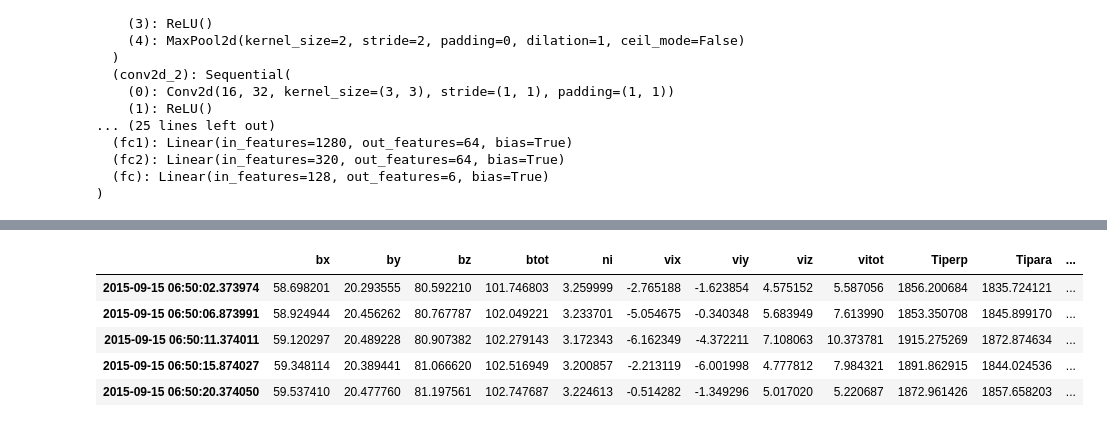
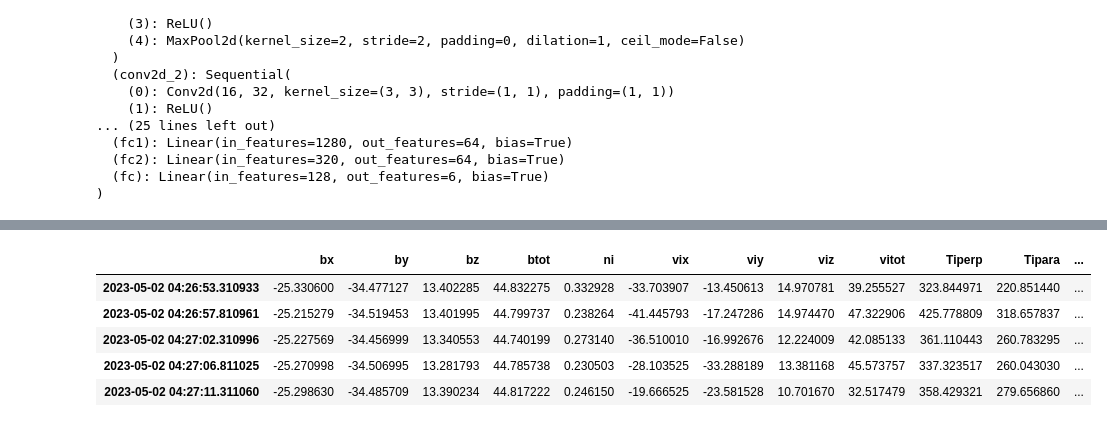
Before and after one commit to nargesahmadi/Magnetospheric-Regions, a Jupyter notebook: predictions.ipynb, the cells around one changed output, grey strips where cells are left out. Cells and saved outputs as stored; diff of their text form; code cells hidden in the pictures.

```diff
--- a/predictions.ipynb
+++ b/predictions.ipynb
@@ -148,7 +57,7 @@ import xarray as xr
 # trange = ['2019-12-07/00:05:00', '2019-12-07/23:59:00']
 # trange = ['2022-01-09/00:00:00', '2022-01-09/23:59:00']
 # trange = ['2023-04-17/00:00:00', '2023-04-17/23:59:00']
-# trange = ['2023-05-02/00:00:00', '2023-05-02/23:59:00']
+trange = ['2023-05-02/00:00:00', '2023-05-02/23:59:00']
 # trange = ['2025-03-10/00:00:00', '2025-03-10/23:59:00']
 # trange = ['2019-03-05/14:00:00', '2019-03-05/23:59:00']
 # trange = ['2017-01-31/00:00:00', '2017-01-31/23:59:00']
@@ -161,7 +70,7 @@ import xarray as xr
 
 
 ## flank use case
-trange = ['2015-09-15/00:08:00', '2015-09-15/20:00:00'] # flank
+# trange = ['2015-09-15/00:08:00', '2015-09-15/20:00:00'] # flank
 # trange = ['2015-09-19/00:07:00', '2015-09-19/20:00:00'] # flank
 
 tname = trange[0].replace('/','_').replace('-','').replace(':','')
@@ -230,9 +142,9 @@ df_final.head()
 |  | bx | by | bz | btot | ni | vix | viy | viz | vitot | Tiperp | Tipara | ... |
-| 2015-09-15 06:50:02.373974 | 58.698201 | 20.293555 | 80.592210 | 101.746803 | 3.259999 | -2.765188 | -1.623854 | 4.575152 | 5.587056 | 1856.200684 | 1835.724121 | ... |
-| 2015-09-15 06:50:06.873991 | 58.924944 | 20.456262 | 80.767787 | 102.049221 | 3.233701 | -5.054675 | -0.340348 | 5.683949 | 7.613990 | 1853.350708 | 1845.899170 | ... |
-| 2015-09-15 06:50:11.374011 | 59.120297 | 20.489228 | 80.907382 | 102.279143 | 3.172343 | -6.162349 | -4.372211 | 7.108063 | 10.373781 | 1915.275269 | 1872.874634 | ... |
-| 2015-09-15 06:50:15.874027 | 59.348114 | 20.389441 | 81.066620 | 102.516949 | 3.200857 | -2.213119 | -6.001998 | 4.777812 | 7.984321 | 1891.862915 | 1844.024536 | ... |
-| 2015-09-15 06:50:20.374050 | 59.537410 | 20.477760 | 81.197561 | 102.747687 | 3.224613 | -0.514282 | -1.349296 | 5.017020 | 5.220687 | 1872.961426 | 1857.658203 | ... |
+| 2023-05-02 04:26:53.310933 | -25.330600 | -34.477127 | 13.402285 | 44.832275 | 0.332928 | -33.703907 | -13.450613 | 14.970781 | 39.255527 | 323.844971 | 220.851440 | ... |
+| 2023-05-02 04:26:57.810961 | -25.215279 | -34.519453 | 13.401995 | 44.799737 | 0.238264 | -41.445793 | -17.247286 | 14.974470 | 47.322906 | 425.778809 | 318.657837 | ... |
+| 2023-05-02 04:27:02.310996 | -25.227569 | -34.456999 | 13.340553 | 44.740199 | 0.273140 | -36.510010 | -16.992676 | 12.224009 | 42.085133 | 361.110443 | 260.783295 | ... |
+| 2023-05-02 04:27:06.811025 | -25.270998 | -34.506995 | 13.281793 | 44.785738 | 0.230503 | -28.103525 | -33.288189 | 13.381168 | 45.573757 | 337.323517 | 260.043030 | ... |
+| 2023-05-02 04:27:11.311060 | -25.298630 | -34.485709 | 13.390234 | 44.817222 | 0.246150 | -19.666525 | -23.581528 | 10.701670 | 32.517479 | 358.429321 | 279.656860 | ... |
 # %%
 block_size = 40
 blocks = list(more_itertools.chunked(df_final.values, block_size))
```
Also changed, not shown: parts of 6 cells of this notebook.
